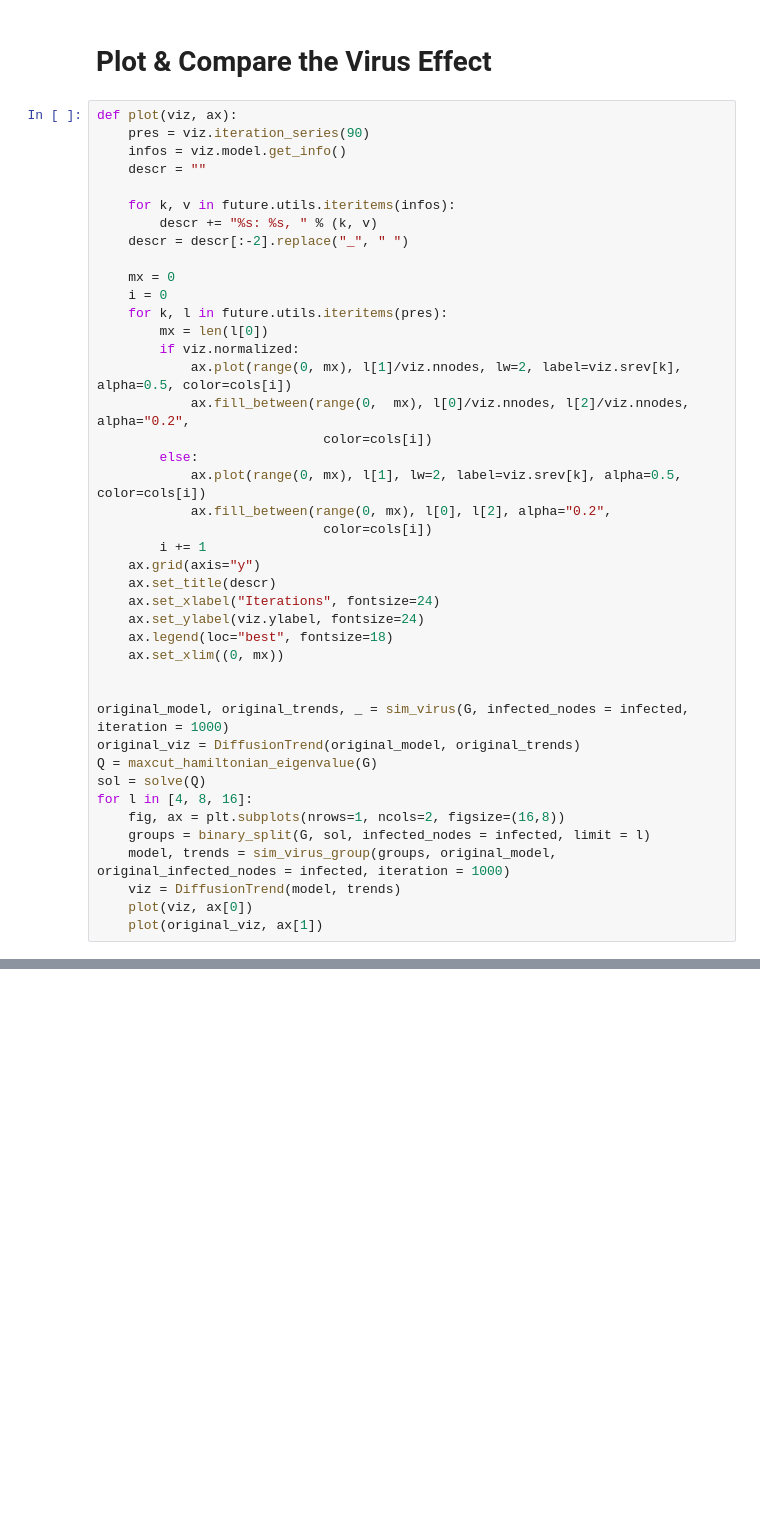
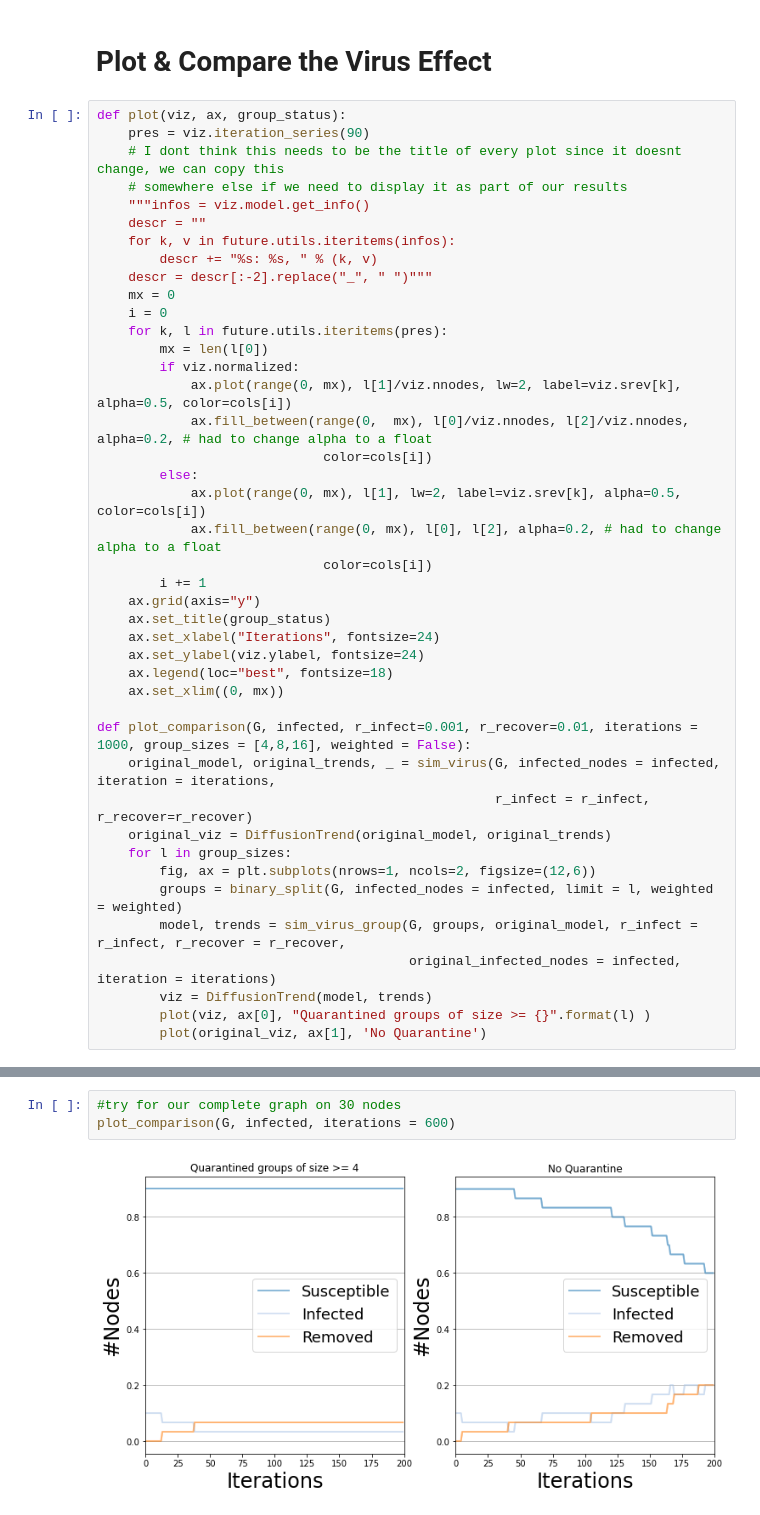
Before and after one commit to lytzV/QAOA, a Jupyter notebook: ProjectCorona.ipynb, the cells around one changed output, grey strips where cells are left out. Drawn from its saved outputs; the diff is of its cells as text; blank space fills up the shorter version.

```diff
--- a/ProjectCorona.ipynb
+++ b/ProjectCorona.ipynb
@@ -159,44 +208,44 @@ Dividing 6 people into 2 & 4
 # %% [markdown]
 # Plot & Compare the Virus Effect
 # %%
-def plot(viz, ax):
+def plot(viz, ax, group_status):
     pres = viz.iteration_series(90)
-    infos = viz.model.get_info()
+    # I dont think this needs to be the title of every plot since it doesnt change, we can copy this
+    # somewhere else if we need to display it as part of our results
+    """infos = viz.model.get_info()
     descr = ""
-
     for k, v in future.utils.iteritems(infos):
         descr += "%s: %s, " % (k, v)
-    descr = descr[:-2].replace("_", " ")
-
+    descr = descr[:-2].replace("_", " ")"""
     mx = 0
     i = 0
     for k, l in future.utils.iteritems(pres):
         mx = len(l[0])
         if viz.normalized:
             ax.plot(range(0, mx), l[1]/viz.nnodes, lw=2, label=viz.srev[k], alpha=0.5, color=cols[i])
-            ax.fill_between(range(0,  mx), l[0]/viz.nnodes, l[2]/viz.nnodes, alpha="0.2",
+            ax.fill_between(range(0,  mx), l[0]/viz.nnodes, l[2]/viz.nnodes, alpha=0.2, # had to change alpha to a float
                              color=cols[i])
         else:
             ax.plot(range(0, mx), l[1], lw=2, label=viz.srev[k], alpha=0.5, color=cols[i])
-            ax.fill_between(range(0, mx), l[0], l[2], alpha="0.2",
+            ax.fill_between(range(0, mx), l[0], l[2], alpha=0.2, # had to change alpha to a float
                              color=cols[i])
         i += 1
     ax.grid(axis="y")
-    ax.set_title(descr)
+    ax.set_title(group_status)
     ax.set_xlabel("Iterations", fontsize=24)
     ax.set_ylabel(viz.ylabel, fontsize=24)
     ax.legend(loc="best", fontsize=18)
     ax.set_xlim((0, mx))
 
-
-original_model, original_trends, _ = sim_virus(G, infected_nodes = infected, iteration = 1000)
-original_viz = DiffusionTrend(original_model, original_trends)
-Q = maxcut_hamiltonian_eigenvalue(G)
-sol = solve(Q)
-for l in [4, 8, 16]:
-    fig, ax = plt.subplots(nrows=1, ncols=2, figsize=(16,8))
-    groups = binary_split(G, sol, infected_nodes = infected, limit = l)
-    model, trends = sim_virus_group(groups, original_model, original_infected_nodes = infected, iteration = 1000)
-    viz = DiffusionTrend(model, trends)
-    plot(viz, ax[0])
-    plot(original_viz, ax[1])
+def plot_comparison(G, infected, r_infect=0.001, r_recover=0.01, iterations = 1000, group_sizes = [4,8,16], weighted = False):
+    original_model, original_trends, _ = sim_virus(G, infected_nodes = infected, iteration = iterations,
+                                                   r_infect = r_infect, r_recover=r_recover)
+    original_viz = DiffusionTrend(original_model, original_trends)
+    for l in group_sizes:
+        fig, ax = plt.subplots(nrows=1, ncols=2, figsize=(12,6))
+        groups = binary_split(G, infected_nodes = infected, limit = l, weighted = weighted)
+        model, trends = sim_virus_group(G, groups, original_model, r_infect = r_infect, r_recover = r_recover,
+                                        original_infected_nodes = infected, iteration = iterations)
+        viz = DiffusionTrend(model, trends)
+        plot(viz, ax[0], "Quarantined groups of size >= {}".format(l) )
+        plot(original_viz, ax[1], 'No Quarantine')
@@ -227,0 +252,5 @@ Dividing 19 people into 7 & 12
+# %%
+#try for our complete graph on 30 nodes
+plot_comparison(G, infected, iterations = 600)
+# %% [output]
+[figure, added]
```
Also changed, not shown: parts of 28 cells of this notebook.
